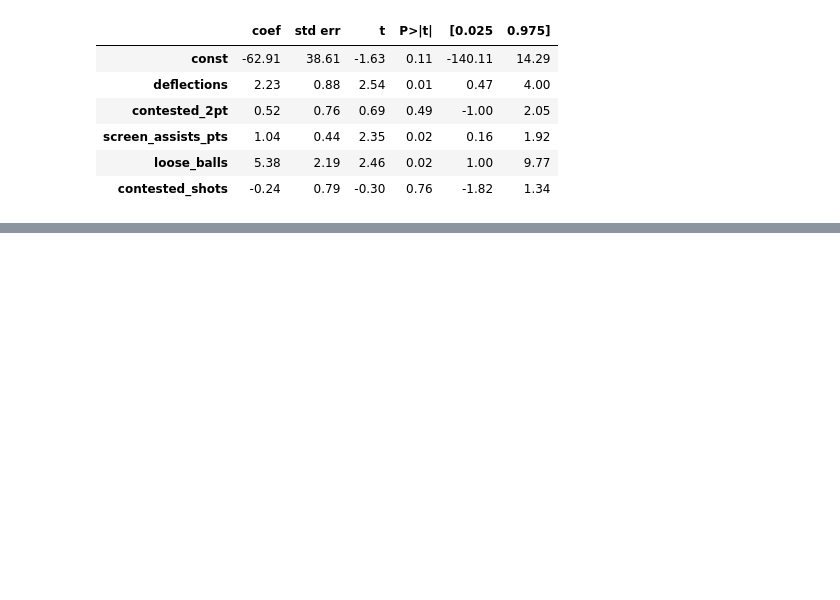
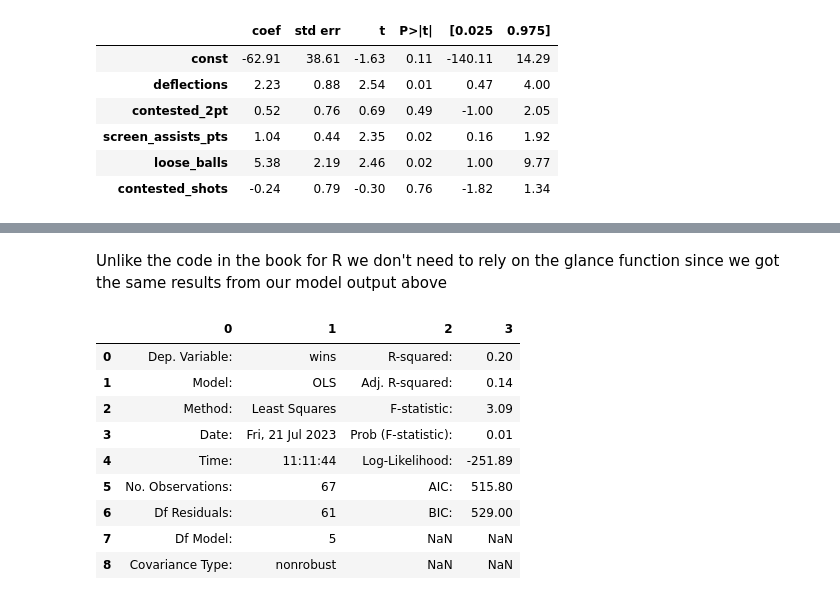
Before and after one commit to Btlyons1/basketball_stats, a Jupyter notebook: giving_100.ipynb, the cells around one changed output, grey strips where cells are left out. Saved outputs shown, nothing was run; the diff lists cells and outputs as text; code cells hidden in the pictures; blank space fills up the shorter version.

```diff
--- a/giving_100.ipynb
+++ b/giving_100.ipynb
@@ -422,15 +422,14 @@ test_df.shape, train_df.shape
 # %% [output]
 ((23, 11), (67, 11))
 # %%
-import statsmodels.api as sm
-from io import StringIO
 x = sm.add_constant(train_df[["deflections", "contested_2pt", "screen_assists_pts", "loose_balls", "contested_shots"]]) # adding a constant
-
+# display(x)
 model = sm.OLS(train_df[['wins']], x).fit()
 predictions = model.predict(x)
 
 print_model = model.summary()
 print(print_model)
+model_regress_results = pd.read_html(print_model.tables[0].as_html(header=1,index_col=0))[0]
 results_as_html = print_model.tables[1].as_html()
 lm_df = pd.read_html(results_as_html, header=0, index_col=0)[0]
 # %% [output]
@@ -510,0 +537,15 @@ round(-62.91 + (1.04 * 22.3) + (2.23 * 14.2) + (5.38 * 8.2) + (0.52 * 45.5) - (0
+# %% [markdown]
+Unlike the code in the book for R we don't need to rely on the glance function since we got the same results from our model output above
+# %%
+model_regress_results
+# %% [output]
+|  | 0 | 1 | 2 | 3 |
+| 0 | Dep. Variable: | wins | R-squared: | 0.20 |
+| 1 | Model: | OLS | Adj. R-squared: | 0.14 |
+| 2 | Method: | Least Squares | F-statistic: | 3.09 |
+| 3 | Date: | Fri, 21 Jul 2023 | Prob (F-statistic): | 0.01 |
+| 4 | Time: | 11:11:44 | Log-Likelihood: | -251.89 |
+| 5 | No. Observations: | 67 | AIC: | 515.80 |
+| 6 | Df Residuals: | 61 | BIC: | 529.00 |
+| 7 | Df Model: | 5 | NaN | NaN |
+| 8 | Covariance Type: | nonrobust | NaN | NaN |
```
Also changed, not shown: parts of 37 cells of this notebook.
